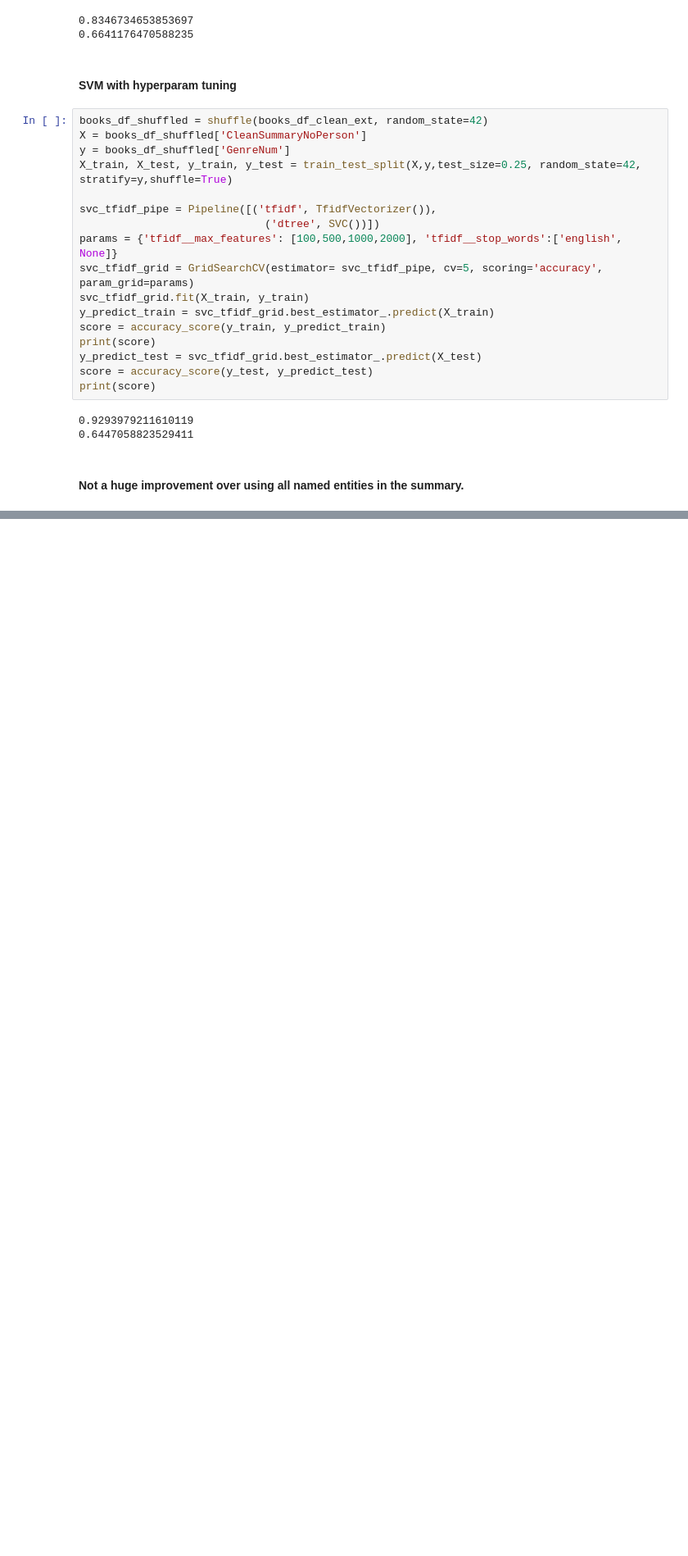
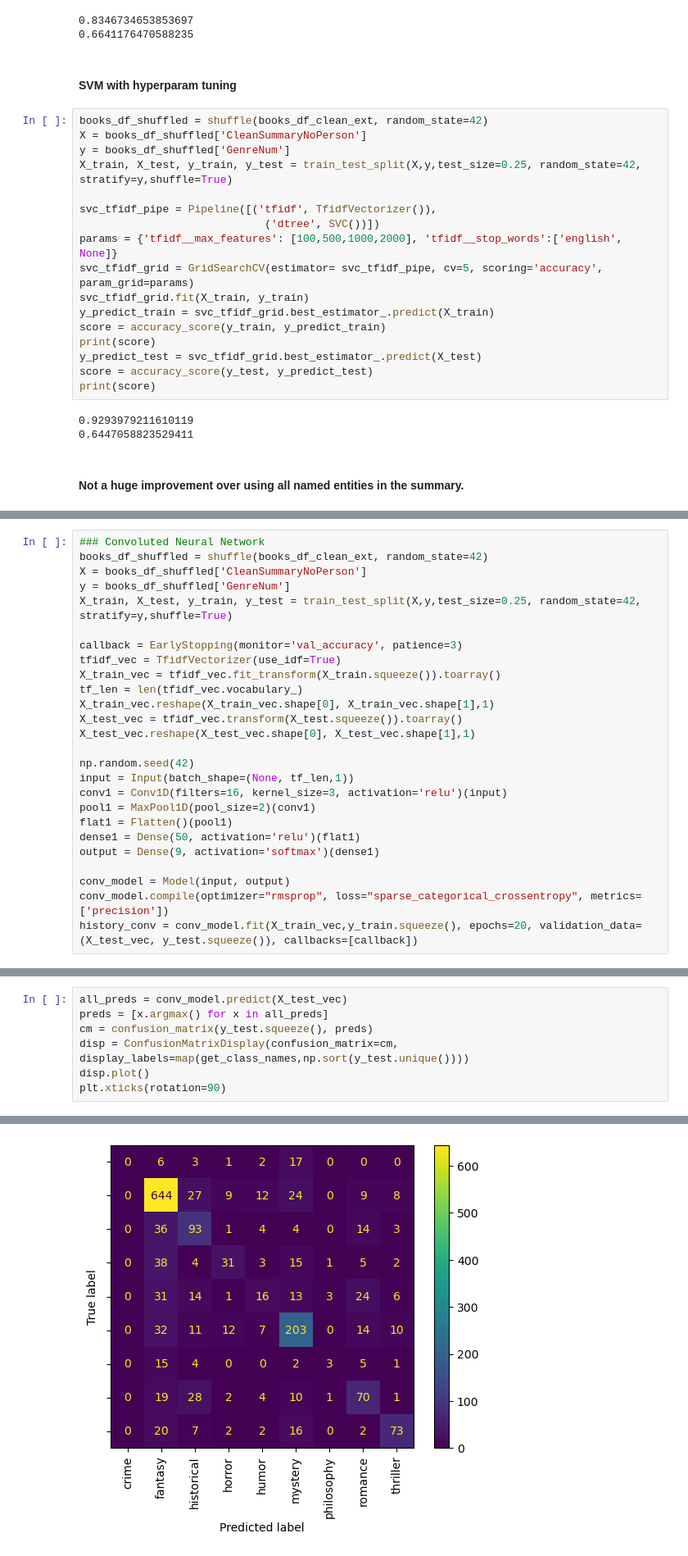
Before and after one commit to archana-rg/books-analysis, a Jupyter notebook: FinalBookGenrePred.ipynb, the cells around one changed output, grey strips where cells are left out. Shown at 82% size. Cells and saved outputs as stored; diff of their text form; blank space fills up the shorter version.

```diff
--- a/FinalBookGenrePred.ipynb
+++ b/FinalBookGenrePred.ipynb
@@ -728,0 +906,26 @@ withoutne_df.set_index('model')
+# %%
+### Convoluted Neural Network
+books_df_shuffled = shuffle(books_df_clean_ext, random_state=42)
+X = books_df_shuffled['CleanSummaryNoPerson']
+y = books_df_shuffled['GenreNum']
+X_train, X_test, y_train, y_test = train_test_split(X,y,test_size=0.25, random_state=42, stratify=y,shuffle=True)
+
+callback = EarlyStopping(monitor='val_accuracy', patience=3)
+tfidf_vec = TfidfVectorizer(use_idf=True)
+X_train_vec = tfidf_vec.fit_transform(X_train.squeeze()).toarray()
+tf_len = len(tfidf_vec.vocabulary_)
+X_train_vec.reshape(X_train_vec.shape[0], X_train_vec.shape[1],1)
+X_test_vec = tfidf_vec.transform(X_test.squeeze()).toarray()
+X_test_vec.reshape(X_test_vec.shape[0], X_test_vec.shape[1],1)
+
+np.random.seed(42)
+input = Input(batch_shape=(None, tf_len,1))
+conv1 = Conv1D(filters=16, kernel_size=3, activation='relu')(input)
+pool1 = MaxPool1D(pool_size=2)(conv1)
+flat1 = Flatten()(pool1)
+dense1 = Dense(50, activation='relu')(flat1)
+output = Dense(9, activation='softmax')(dense1)
+
+conv_model = Model(input, output)
+conv_model.compile(optimizer="rmsprop", loss="sparse_categorical_crossentropy", metrics=['precision'])
+history_conv = conv_model.fit(X_train_vec,y_train.squeeze(), epochs=20, validation_data=(X_test_vec, y_test.squeeze()), callbacks=[callback])
@@ -728,0 +945,8 @@ withoutne_df.set_index('model')
+# %%
+all_preds = conv_model.predict(X_test_vec)
+preds = [x.argmax() for x in all_preds]
+cm = confusion_matrix(y_test.squeeze(), preds)
+disp = ConfusionMatrixDisplay(confusion_matrix=cm, display_labels=map(get_class_names,np.sort(y_test.unique())))
+disp.plot()
+plt.xticks(rotation=90)
+# %% [output]
@@ -728,0 +963 @@ withoutne_df.set_index('model')
+[figure, added]
```
Also changed, not shown: parts of 38 cells of this notebook.
